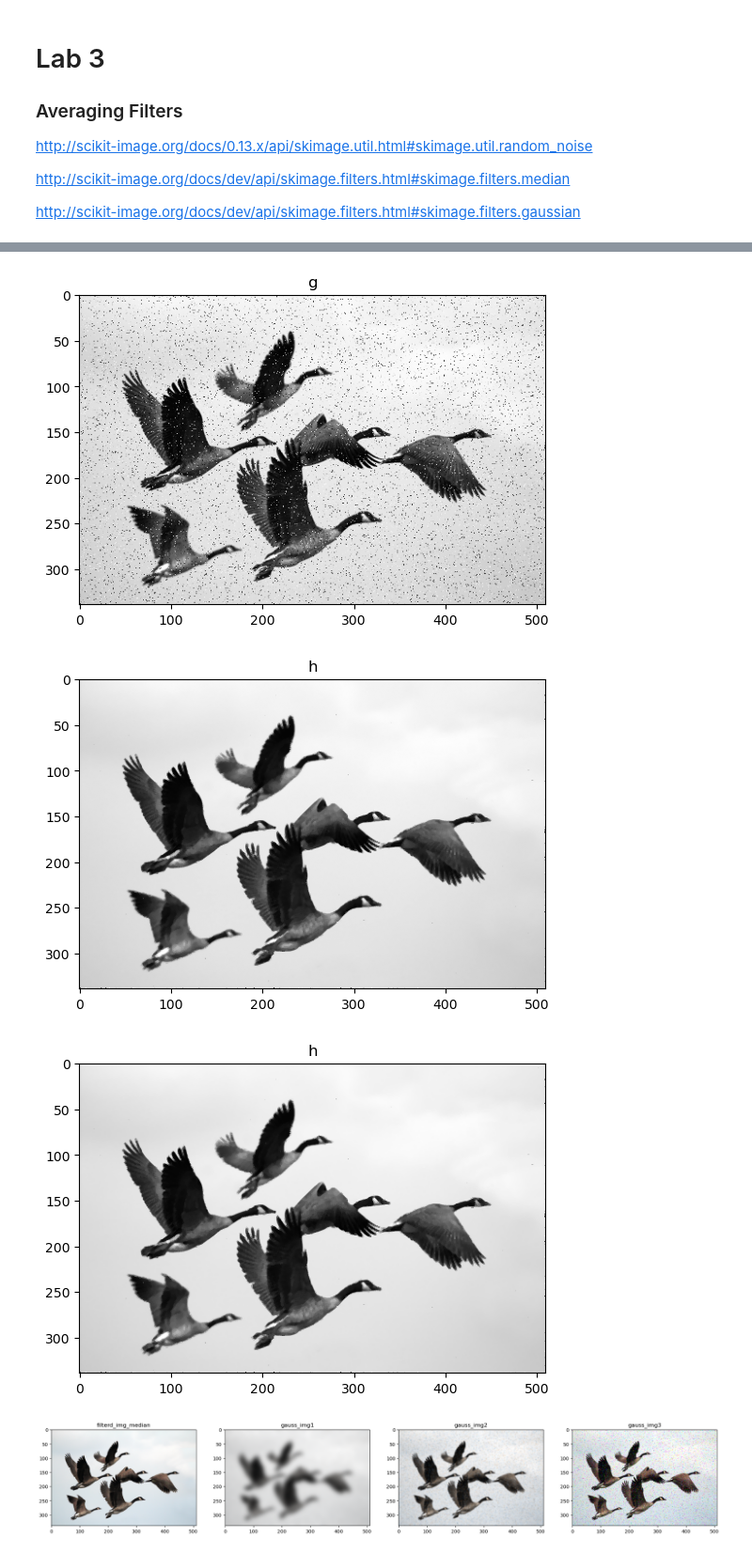
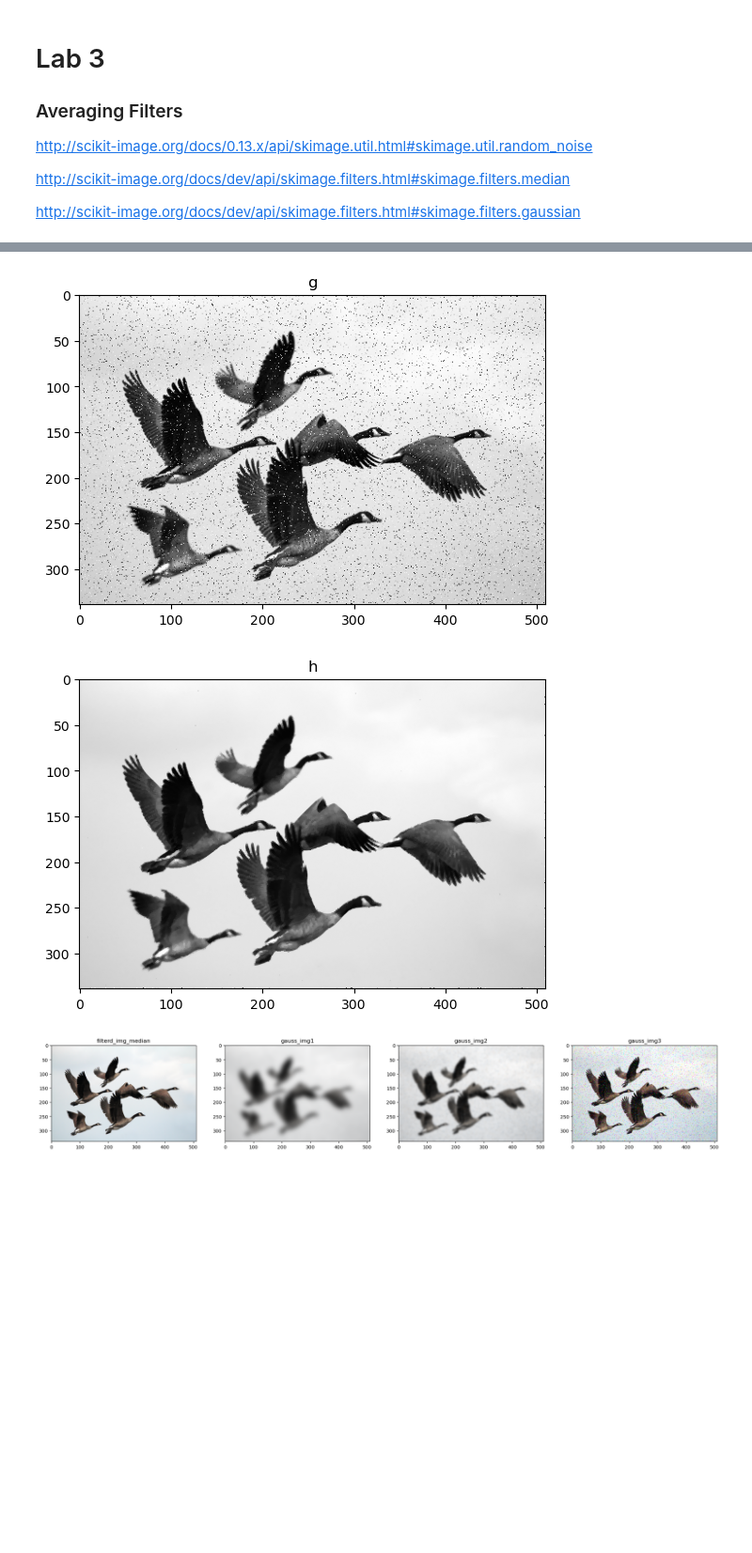
Before and after one commit to engmohamed-emad/img_labs, a Jupyter notebook: Lab3/Lab-03-Smoothing-STD/Lab_Smoothing_STD.ipynb, the cells around one changed output, grey strips where cells are left out. Shown at 94% size. Cells and saved outputs as stored; diff of their text form; code cells hidden in the pictures; blank space fills up the shorter version.

```diff
--- a/Lab3/Lab-03-Smoothing-STD/Lab_Smoothing_STD.ipynb
+++ b/Lab3/Lab-03-Smoothing-STD/Lab_Smoothing_STD.ipynb
@@ -34,33 +30,32 @@ cf.show_images([noise_img],['noise_img'])
 # %%
 
 filter = np.ones((3, 3), dtype=np.uint8)
 f_height, f_width = filter.shape
 noise_imge=noise_img[:,:,:3]
 gray_noise_img=rgb2gray(noise_imge)
 gray_noise_img = (gray_noise_img * 255).astype(np.uint8)
 cf.show_images([gray_noise_img],'gray_noise_img')
 i_height, i_width = gray_noise_img.shape
 output = np.copy(gray_noise_img)
 edgex = math.floor(f_width / 2)
 edgey = math.floor(f_height / 2)
 
 for y in range(edgey, i_height - edgey):
     for x in range(edgex, i_width - edgex):
         temp = np.zeros((f_height, f_width), dtype=np.uint8)
         for fy in range(f_height):
             for fx in range(f_width):
                 temp[fy][fx] = gray_noise_img[y + fy - edgey][x + fx - edgex]
 
         sorted_vals = np.sort(temp, axis=None)
-        median_val = sorted_vals[len(sorted_vals) // 2]
+        median_val = sorted_vals[math.floor(len(sorted_vals) / 2)]
         output[y][x] = median_val
 
 
 cf.show_images([output],'hand_made_median')
 # %% [output]
-[figure, old version]
+[figure, new version]
 [figure]
-[figure, removed]
 # %%
 filterd_img_median=median(noise_img,footprint= None,out= None,mode='nearest',cval=0.0,behavior='ndimage')
 gauss_img1=gaussian(noise_img,sigma=8)
```
Also changed, not shown: parts of 2 cells of this notebook, 13 other files.
